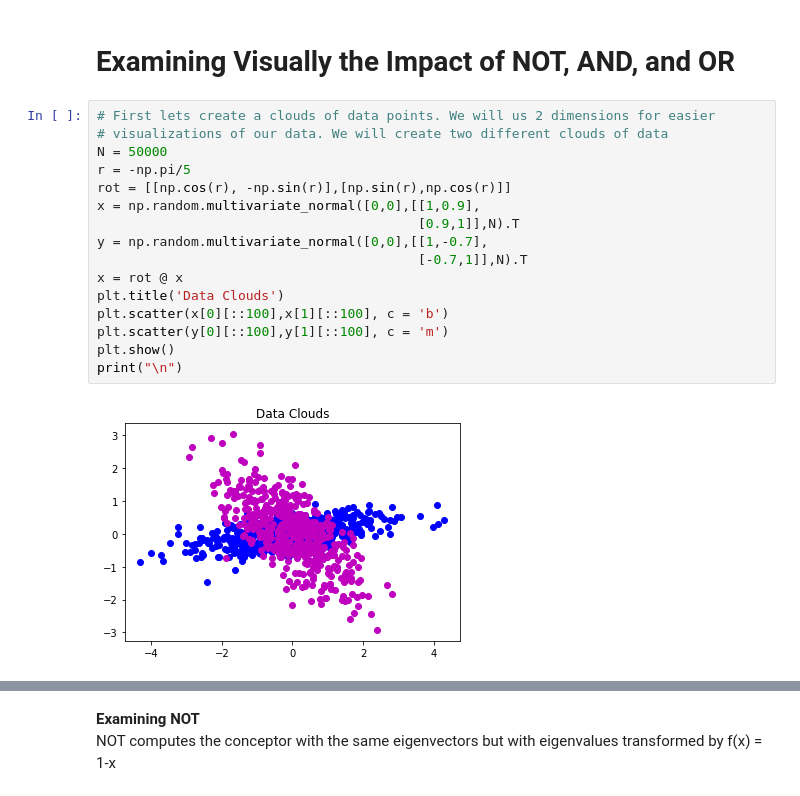
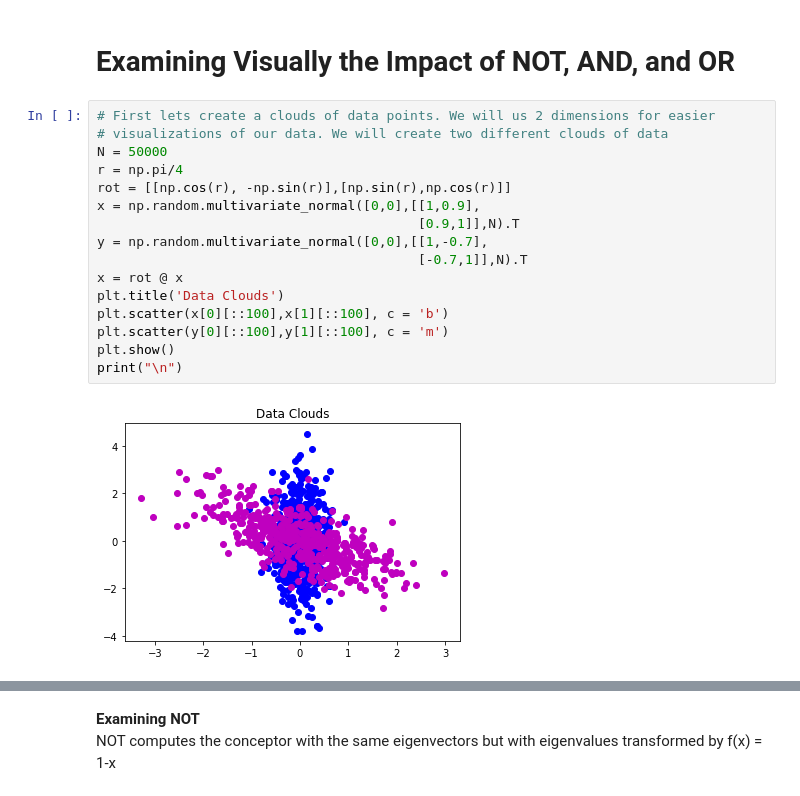
Before and after one commit to chetan-parthiban/Conceptors, a Jupyter notebook: ConceptorsExperiments.ipynb, the cells around one changed output, grey strips where cells are left out. Saved outputs shown, nothing was run; the diff lists cells and outputs as text.

```diff
--- a/ConceptorsExperiments.ipynb
+++ b/ConceptorsExperiments.ipynb
@@ -48,21 +47,21 @@ def OR(x,y):
 # %%
 # First lets create a clouds of data points. We will us 2 dimensions for easier
 # visualizations of our data. We will create two different clouds of data
 N = 50000
-r = -np.pi/5
+r = np.pi/4
 rot = [[np.cos(r), -np.sin(r)],[np.sin(r),np.cos(r)]]
 x = np.random.multivariate_normal([0,0],[[1,0.9],
                                          [0.9,1]],N).T
 y = np.random.multivariate_normal([0,0],[[1,-0.7],
                                          [-0.7,1]],N).T
 x = rot @ x
 plt.title('Data Clouds')
 plt.scatter(x[0][::100],x[1][::100], c = 'b')
 plt.scatter(y[0][::100],y[1][::100], c = 'm')
 plt.show()
 print("\n")
 # %% [output]
-[figure, old version]
+[figure, new version]
 # %%
 # Now lets generate some conceptors for both of these data sets and plot their
 # Corresponding Ellipses (in the corresponding colors)
```
Also changed, not shown: parts of 10 cells of this notebook.
